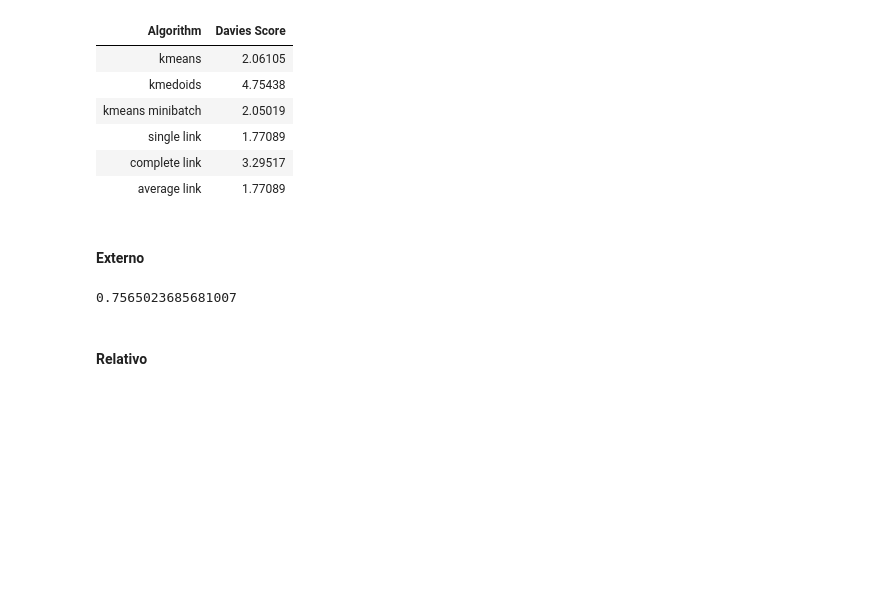
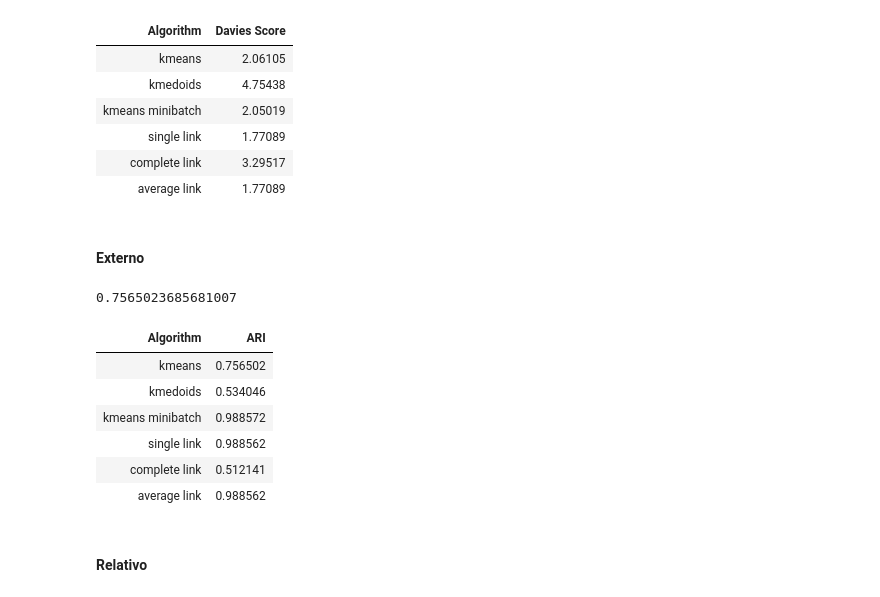
Before and after one commit to brunaoliveira/unsupervised_learning_T2, a Jupyter notebook: T2_resnet50.ipynb, the cells around one changed output. Cells and saved outputs as stored; diff of their text form; code cells hidden in the pictures; blank space fills up the shorter version.

Commit message:
Adjusted Rand Index for all algorithms, print on table

```diff
--- a/T2_resnet50.ipynb
+++ b/T2_resnet50.ipynb
@@ -461,6 +457,36 @@ adjusted_rand_score(labels_true, labels_pred)
 # labels_pred
 # %% [output]
 0.7565023685681007
+# %%
+# Adjusted Rand Index (ARI)
+data = np.array(all_classes)
+mapper_dict = {'motorbike': 0, 'fruit': 1, 'cat': 2, 'dog': 3, 'flower': 4, 'airplane': 5, 'car': 6, 'person': 7}
+
+def mp(entry):
+    return mapper_dict[entry] if entry in mapper_dict else entry
+mp = np.vectorize(mp)
+
+labels_true = mp(data)
+dict = {}
+
+dict['kmeans'] = adjusted_rand_score(labels_true, kmeans.labels_)
+dict['kmedoids'] = adjusted_rand_score(labels_true, kmedoids.labels_)
+dict['kmeans minibatch'] = adjusted_rand_score(labels_true, miniBatchKmeans.labels_)
+dict['single link'] = adjusted_rand_score(labels_true, single_link_labels)
+dict['complete link'] = adjusted_rand_score(labels_true, complete_link_labels)
+dict['average link'] = adjusted_rand_score(labels_true, avg_link_labels)
+
+df = pd.DataFrame(list(dict.items()))
+df = pd.DataFrame(list(dict.items()), columns=['Algorithm', 'ARI'])
+df.style.hide_index()
+# %% [output]
+| Algorithm | ARI |
+| kmeans | 0.756502 |
+| kmedoids | 0.534046 |
+| kmeans minibatch | 0.988572 |
+| single link | 0.988562 |
+| complete link | 0.512141 |
+| average link | 0.988562 |
 # %% [markdown]
 #### Relativo
 # %%
```
Also changed, not shown: parts of 1 cell of this notebook.
